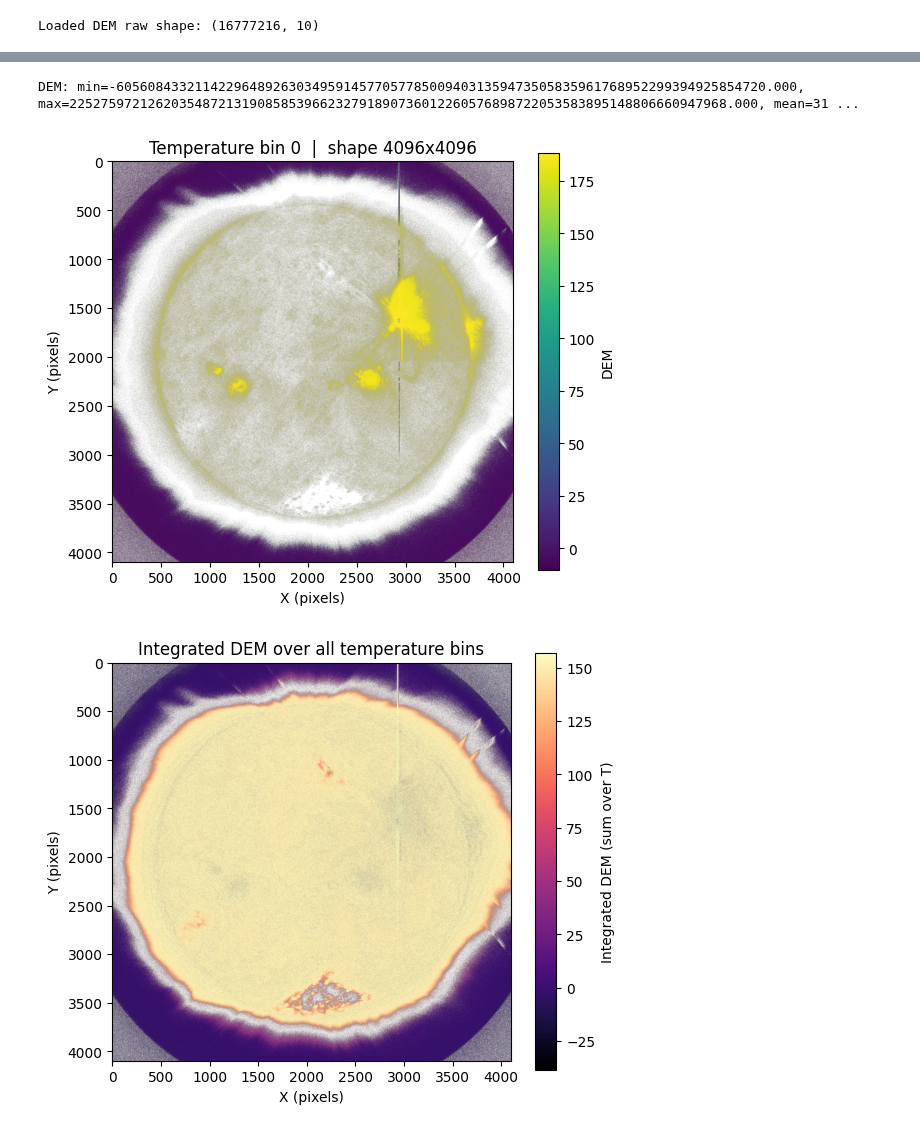
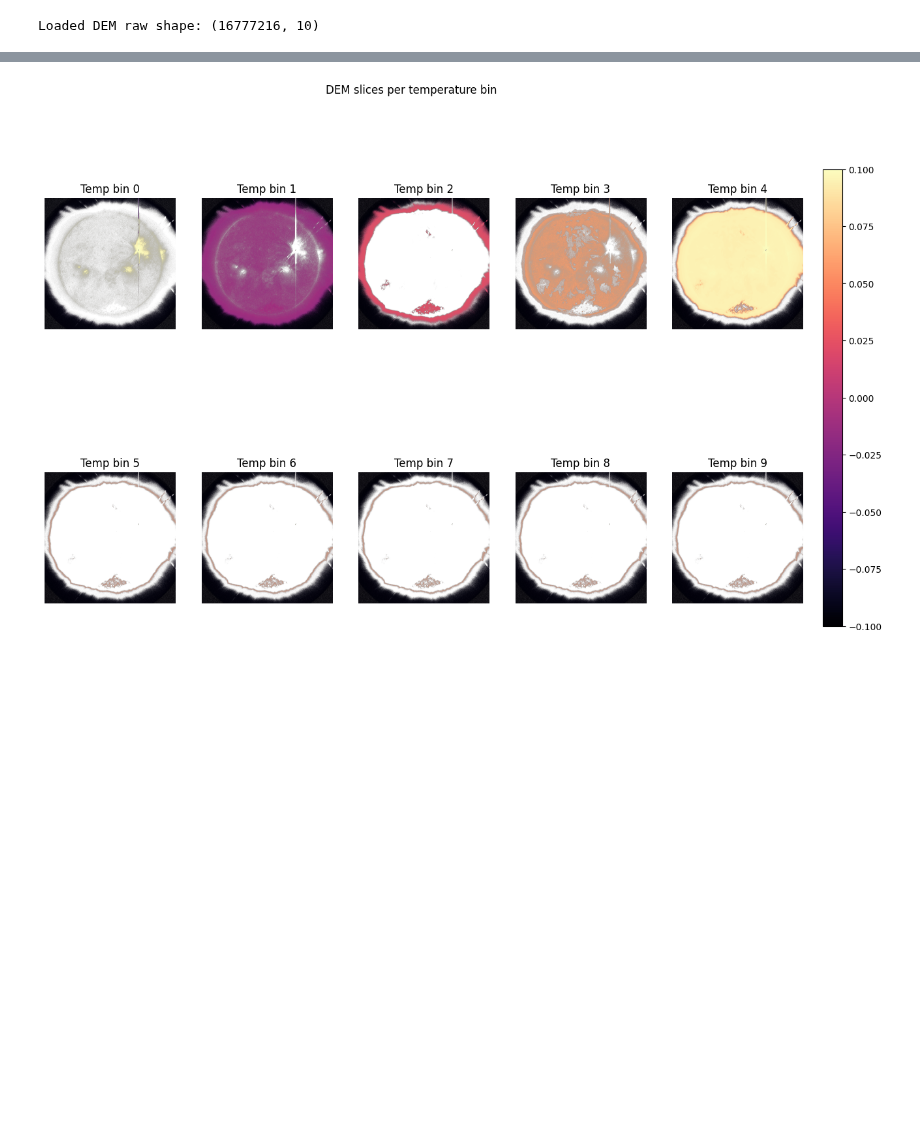
Before and after one commit to HorusXIV/HPCP_Assignment, a Jupyter notebook: Notebooks/Visualize_multiGPU.ipynb, the cells around one changed output, grey strips where cells are left out. Cells and saved outputs as stored; diff of their text form; code cells hidden in the pictures; blank space fills up the shorter version.

```diff
--- a/Notebooks/Visualize_multiGPU.ipynb
+++ b/Notebooks/Visualize_multiGPU.ipynb
@@ -4,19 +4,8 @@ import matplotlib.pyplot as plt
 import os
 import numpy as np
 
-# Optional interactive viewer
-try:
-    import napari
-    HAVE_NAPARI = True
-except ImportError:
-    HAVE_NAPARI = False
-
-output_npz_path = '../data/results_multiGPU/dem_all_20170906_12_00_12.npz'
+output_npz_path = '../data/results_multiGPU/dem_all_20170906_12_03_24.npz'
 original_npz_path = "../data/np32/20170906_12_00_12.npz"
-
-# Optional: select frame and temperature index for visualization
-frame_idx = 0
-temp_idx = 0
 # %%
 # Load outputs and reshape to (H, W, T) if needed
 with np.load(output_npz_path) as data:
@@ -55,50 +43,24 @@ Reshaped DEM to (H, W, T): (4096, 4096, 10)
 # %%
-# ------------------------------
-# Basic statistics
-print(f"DEM: min={dem.min():.3f}, max={dem.max():.3f}, mean={dem.mean():.3f}")
-
 # Convenience vars
 H, W, T = dem.shape
 
-# show original
+# Make subplot for each temperature bin (2x5)
+plt.figure(figsize=(15, 10))
+for t in range(T):
+    plt.subplot(2, 5, t+1)
+    plt.imshow(np.log(dem[:, :, t] + 1e-3), cmap='magma')
+    plt.title(f'Temp bin {t}')
+    plt.axis('off')
 
+# Add 1 colorbar to plot underneath
 
-# ------------------------------
-# Plot single temperature bin as an image
-plt.figure(figsize=(6,5))
-plt.imshow(np.log(dem[:, :, temp_idx]), cmap='viridis')
-plt.colorbar(label='DEM')
-plt.title(f'Temperature bin {temp_idx}  |  shape {H}x{W}')
-plt.xlabel('X (pixels)')
-plt.ylabel('Y (pixels)')
-plt.tight_layout()
+cbar_ax = plt.gcf().add_axes([0.92, 0.15, 0.02, 0.7])
+norm = plt.Normalize(vmin=np.log(dem.min() + 1e-3), vmax=np.log(dem.max() + 1e-3))
+sm = plt.cm.ScalarMappable(cmap='magma', norm=norm)
+sm.set_array([])
+plt.colorbar(sm, cax=cbar_ax)
+
+plt.suptitle('DEM slices per temperature bin')
 plt.show()
-
-# ------------------------------
-# Sum across temperature bins (integrated DEM)
-summed = dem.sum(axis=2)
-plt.figure(figsize=(6,5))
-plt.imshow(np.log(summed), cmap='magma')
-plt.colorbar(label='Integrated DEM (sum over T)')
-plt.title('Integrated DEM over all temperature bins')
-plt.xlabel('X (pixels)')
-plt.ylabel('Y (pixels)')
-plt.tight_layout()
-plt.show()
-
-# ------------------------------
-# Dominant temperature bin per pixel
-# argmax over T gives the index of the temperature bin with highest DEM at each pixel
-dominant_bin = np.argmax(dem, axis=2)
-plt.figure(figsize=(6,5))
-plt.imshow(dominant_bin, cmap='tab10')
-plt.colorbar(label='Dominant temperature bin index')
-plt.title('Dominant temperature bin per pixel')
-plt.xlabel('X (pixels)')
-plt.ylabel('Y (pixels)')
-plt.tight_layout()
-plt.show()
 # %% [output]
-DEM: min=-60560843321142296489263034959145770577850094031359473505835961768952299394925854720.000, max=225275972126203548721319085853966232791890736012260576898722053583895148806660947968.000, mean=31 ...
-[figure, old version]
+[figure, new version]
-[figure, removed]
```
Also changed, not shown: parts of 3 cells of this notebook, 8 other files.
